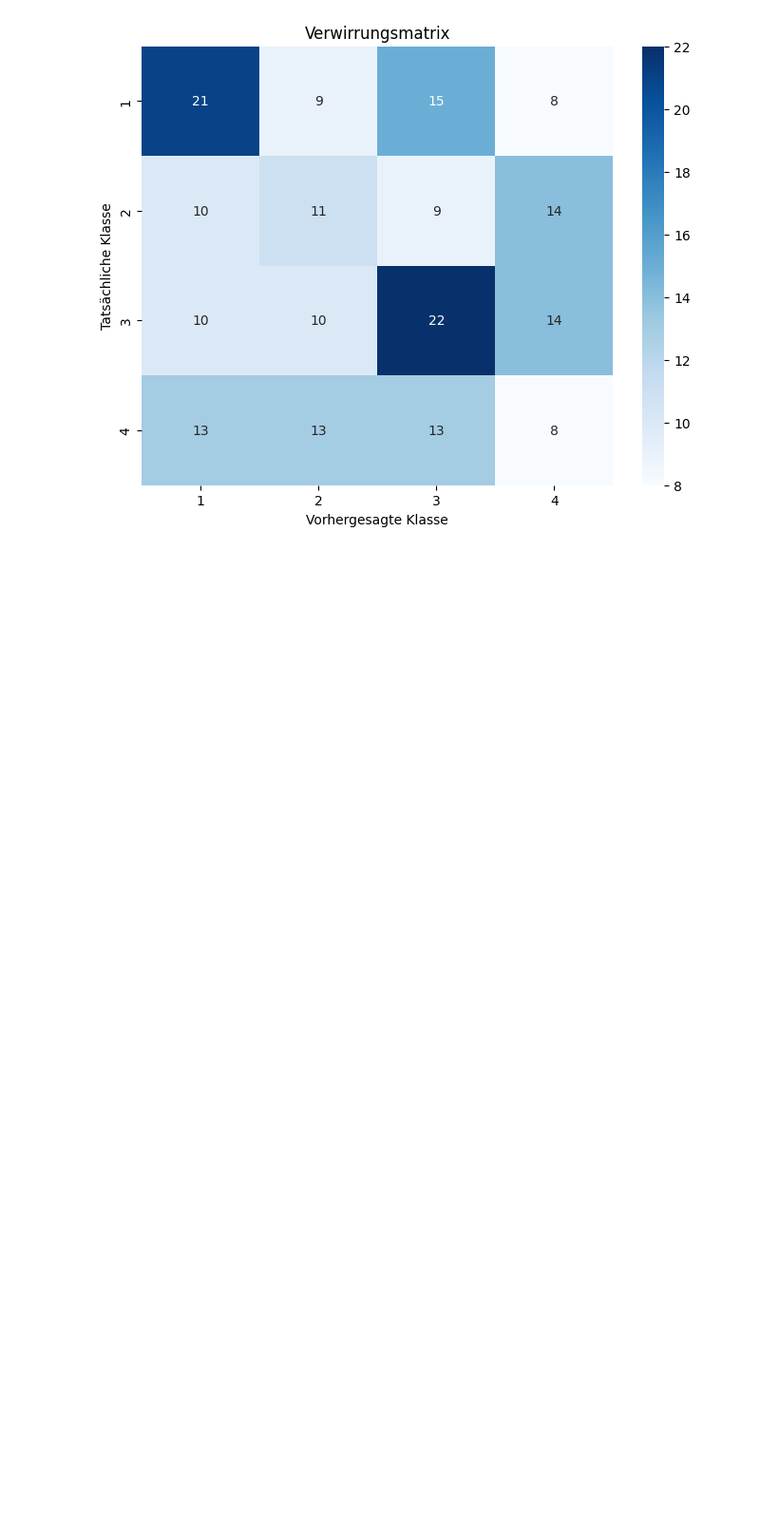
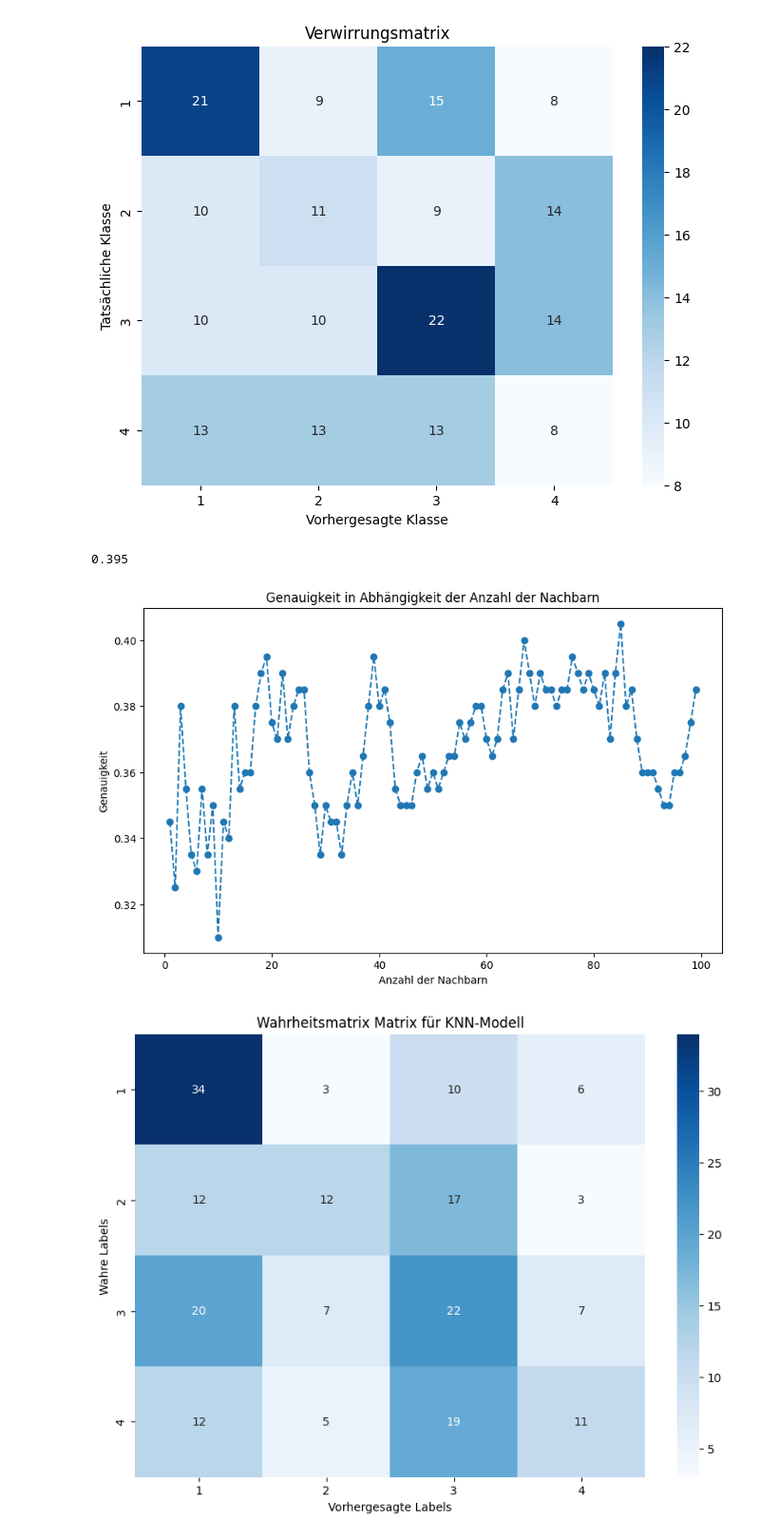
Before and after one commit to AdrianoF03/Projekt-Big-Data-Analytics, a Jupyter notebook: telefonkunden.ipynb, the cells around one changed output. Shown: that part at 95% size. Drawn from its saved outputs; the diff is of its cells as text; code cells hidden in the pictures; blank space fills up the shorter version.

```diff
--- a/telefonkunden.ipynb
+++ b/telefonkunden.ipynb
@@ -315,0 +343,53 @@ weighted avg       0.31      0.31      0.31       200
+# %%
+from sklearn.model_selection import train_test_split
+from sklearn.neighbors import KNeighborsClassifier
+from sklearn.metrics import classification_report, confusion_matrix, accuracy_score
+import matplotlib.pyplot as plt
+import seaborn as sns
+import numpy as np
+
+# Merkmale und Zielvariable definieren
+X = telefonkunden[['tenure','age','income','address','employ','ed']] # Merkmale, die für die Vorhersage von 'custcat' relevant sind
+Y = telefonkunden['custcat']
+
+# Daten in Trainings- und Testset aufteilen 80/20 Split|Stratified --> gleiche Verteilung der Zielvariable
+X_training, X_test, Y_training, Y_test = train_test_split(X, Y, test_size=0.2, random_state=1, stratify=Y)
+
+# KNN-Modell erstellen und trainieren
+knn = KNeighborsClassifier(n_neighbors=19)  # Anzahl der Nachbarn
+vorhersage_scikit = knn.fit(X_training, Y_training)
+
+vorhersage_scikit = knn.predict(X_test)
+
+# Genauigkeit der Vorhersage
+print(accuracy_score(Y_test, vorhersage_scikit))
+
+# Berechnung der Genauigkeit für verschiedene Werte von n_neighbors
+scores = []
+for k in range(1, 100):
+	knn = KNeighborsClassifier(n_neighbors=k)
+	knn.fit(X_training, Y_training)
+	y_pred = knn.predict(X_test)
+	scores.append(accuracy_score(Y_test, y_pred))
+
+plt.figure(figsize=(10, 6))
+
+plt.plot(np.arange(1, 100), scores, marker='o', linestyle='dashed')
+
+plt.xlabel('Anzahl der Nachbarn')
+plt.ylabel('Genauigkeit')
+plt.title('Genauigkeit in Abhängigkeit der Anzahl der Nachbarn')
+plt.show()
+
+# Wahrheits Matrix
+conf_matrix = confusion_matrix(Y_test, vorhersage_scikit)
+plt.figure(figsize=(10, 7))
+sns.heatmap(conf_matrix, annot=True, fmt='d', cmap='Blues', xticklabels=knn.classes_, yticklabels=knn.classes_)
+plt.xlabel('Vorhergesagte Labels')
+plt.ylabel('Wahre Labels')
+plt.title('Wahrheitsmatrix Matrix für KNN-Modell')
+plt.show()
+# %% [output]
+0.395
+[figure, added]
+[figure, added]
```
Also changed, not shown: parts of 14 cells of this notebook.
